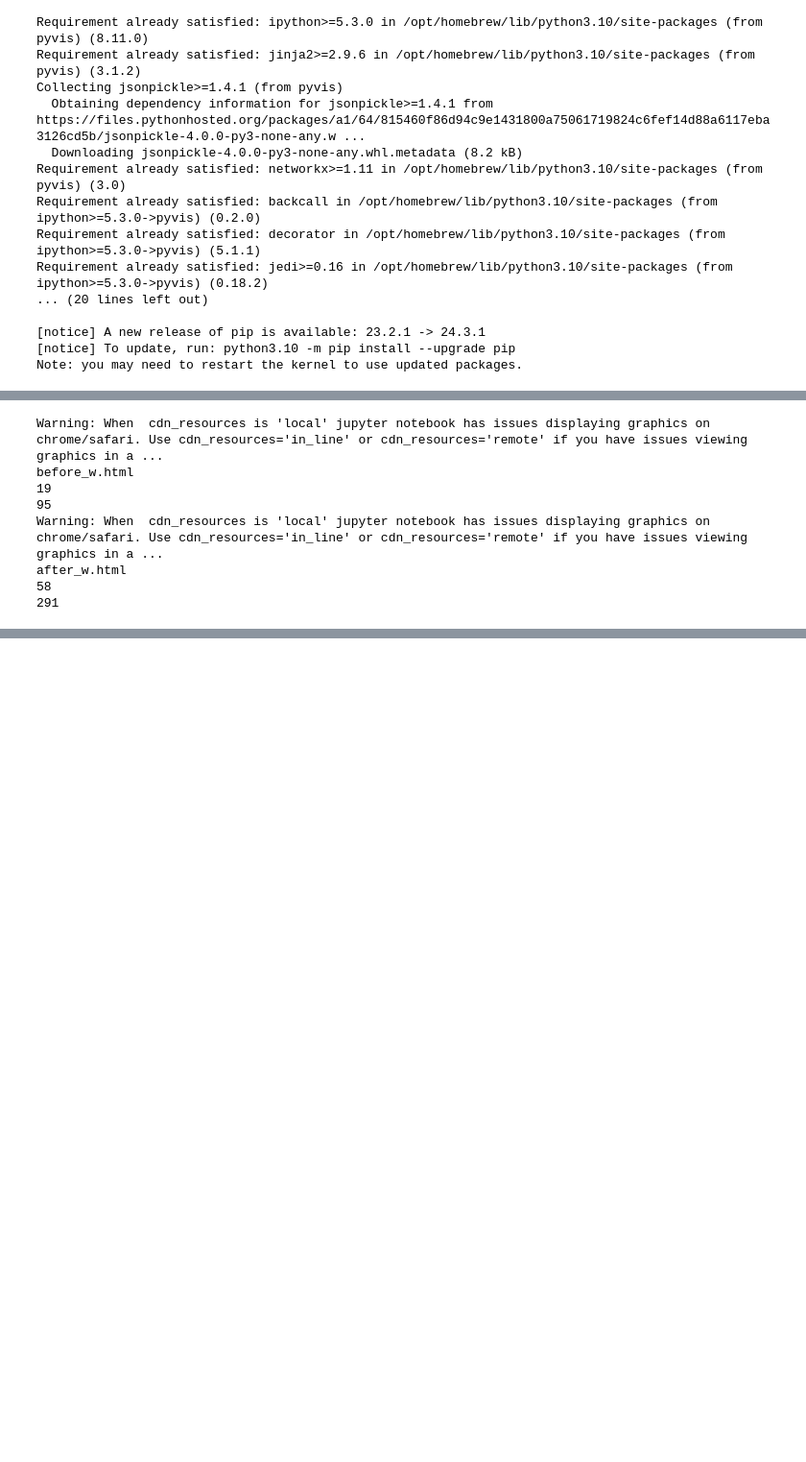
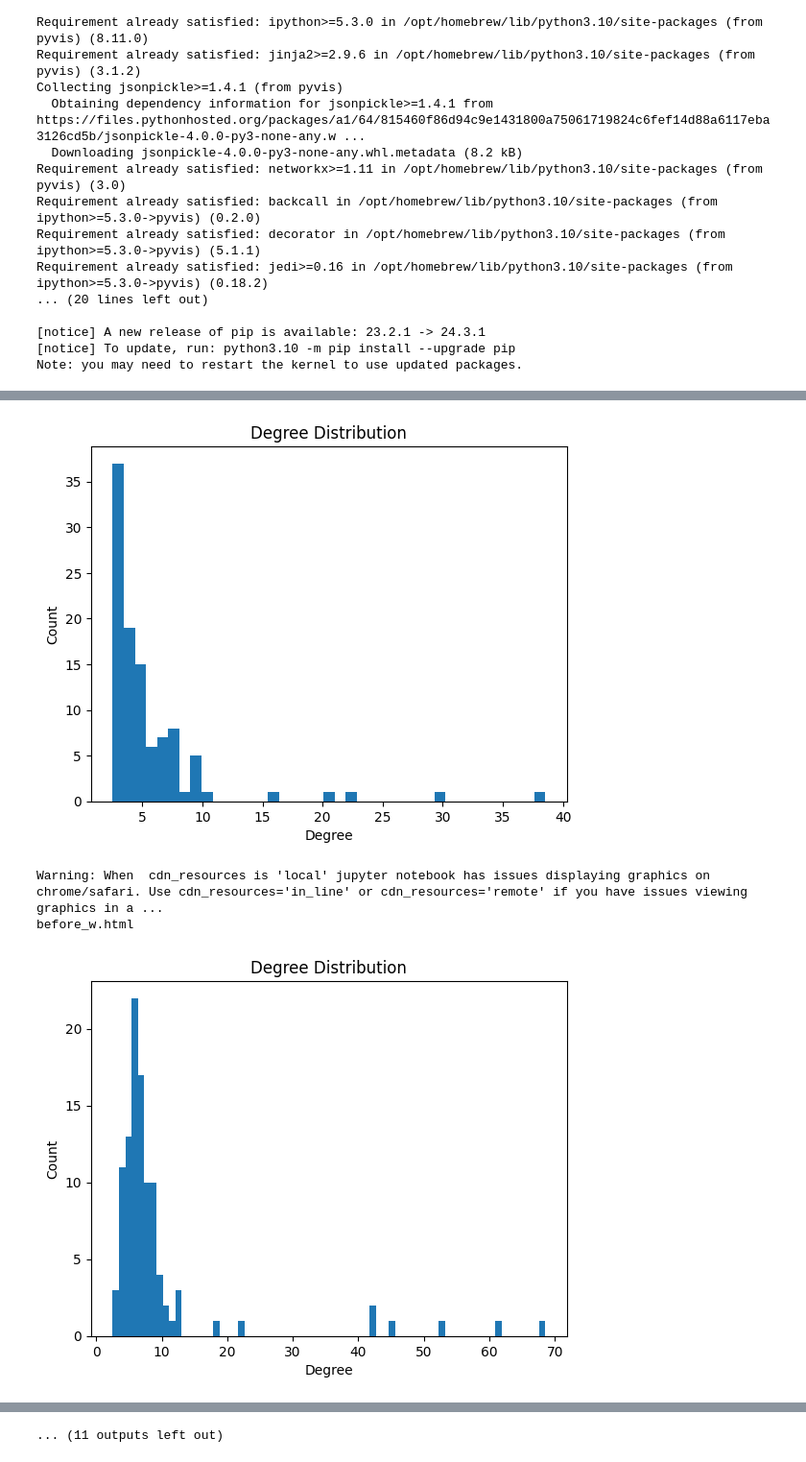
Before and after one commit to krls256/ans2024, a Jupyter notebook: lab2/lab.ipynb, the cells around one changed output, grey strips where cells are left out. Shown at 96% size. Cells and saved outputs as stored; diff of their text form; code cells hidden in the pictures; blank space fills up the shorter version.

```diff
--- a/lab2/lab.ipynb
+++ b/lab2/lab.ipynb
@@ -147,7 +148,7 @@ def powProb(p, dist):
 def linProb(p, dist):
     return max(0, 1 - p * dist)
 
-def weakify(g, p, probFn):
+def weakify(g, p, probFn, edgeCount):
     nodes = list(g.nodes())
     size = len(nodes)
 
@@ -162,32 +163,42 @@ def weakify(g, p, probFn):
                 if np.random.random() < p:
                     g.add_edge(nodes[i], nodes[j])
 
+                    edgeCount -= 1
+
+                    if edgeCount == 0:
+                        return
+
 def detectWeakness(g, weaknessThreshold):
     eb = nx.edge_betweenness_centrality(g)
     threshold_value = np.percentile(list(eb.values()), weaknessThreshold * 100)
     return [(u, v) for (u, v), score in eb.items() if score < threshold_value]
+# %%
+def plotDegreeDist(G):
+    degrees = [d for n, d in G.degree()]
+    plt.hist(degrees, bins=max(degrees), align='left')
+    plt.title('Degree Distribution')
+    plt.xlabel('Degree')
+    plt.ylabel('Count')
+    plt.show()
 # %%
 gForWeakness = initGraph()
 P_W = 0.1
 W_T = 0.2
 
-for i in range(30):
+for i in range(100):
     addVertexBA(gForWeakness)
 
+plotDegreeDist(gForWeakness)
+
 drawNetwork(gForWeakness, "before_w")
-print(len(detectWeakness(gForWeakness, W_T)))
-print(len(gForWeakness.edges()))
-weakify(gForWeakness, P_W, expProb)
+for _ in range(20):
+   weakify(gForWeakness, P_W, expProb, 200)
+
+   plotDegreeDist(gForWeakness)
 
 drawNetwork(gForWeakness, "after_w")
-print(len(detectWeakness(gForWeakness, W_T)))
-print(len(gForWeakness.edges()))
 # %% [output]
+[figure, added]
 Warning: When  cdn_resources is 'local' jupyter notebook has issues displaying graphics on chrome/safari. Use cdn_resources='in_line' or cdn_resources='remote' if you have issues viewing graphics in a ...
 before_w.html
-19
-95
-Warning: When  cdn_resources is 'local' jupyter notebook has issues displaying graphics on chrome/safari. Use cdn_resources='in_line' or cdn_resources='remote' if you have issues viewing graphics in a ...
-after_w.html
-58
-291
+[figure, added]
@@ -193,0 +214 @@ after_w.html
+... (11 outputs left out)
```
Also changed, not shown: parts of 4 cells of this notebook, 21 other files.
